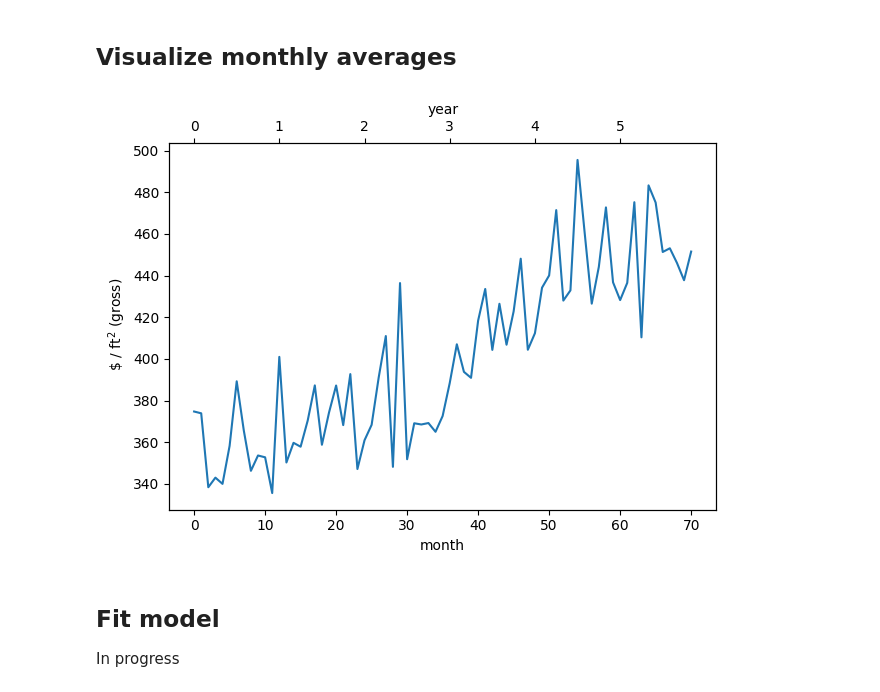
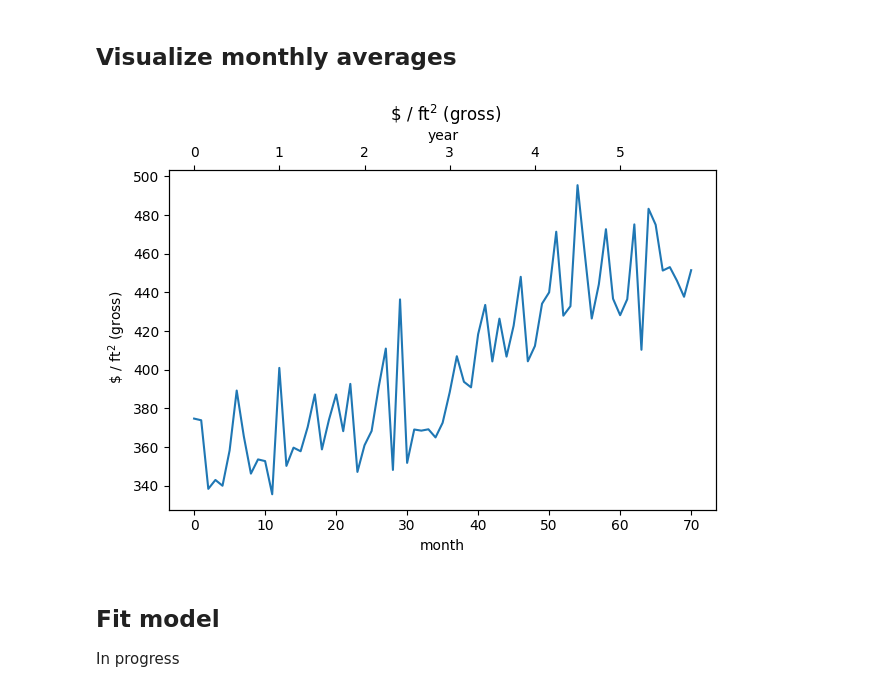
Before and after one commit to seyfdall/Kalman_House, a Jupyter notebook: draft_model.ipynb, the cells around one changed output. Saved outputs shown, nothing was run; the diff lists cells and outputs as text; code cells hidden in the pictures.

```diff
--- a/draft_model.ipynb
+++ b/draft_model.ipynb
@@ -75,27 +75,32 @@ means
 # %% [markdown]
 ## Visualize monthly averages
 # %%
-tls = np.arange(len(means.index))
+def plot():
+    tls = np.arange(len(gross))
 
-plt.plot(tls, means["price_per_gross_sq_ft"])
+    fig, ax = plt.subplots(1, 1)
 
-# plt.plot(tls / 12, means["price_per_gross_sq_ft"])
-# plt.show()
+    ax.plot(tls, gross, color="C0", label="true")
 
-ax1 = plt.gca()
-ax1.set_xlabel("month")
-ax1.set_ylabel(r" \$ / ft$^2$ (gross)")
+    ax.set_xlabel("month")
+    ax.set_ylabel(r" \$ / ft$^2$ (gross)")
 
-ax2 = ax1.twiny()
-ax2.set_xlim(ax1.get_xlim())
-ax2.set_xticks(tls[::12])
-ax2.set_xticklabels((tls[::12] / 12).astype(int))
-ax2.set_xlabel("year")
+    ax2 = ax.twiny()
+    ax2.set_xlim(ax.get_xlim())
+    ax2.set_xticks(tls[::12])
+    ax2.set_xticklabels((tls[::12] / 12).astype(int))
+    ax2.set_xlabel("year")
 
-plt.tight_layout()
+    ax.set_title(r" \$ / ft$^2$ (gross)")
+    fig.tight_layout()
+
+    return fig, ax
+
+
+plot()
 plt.show()
 # %% [output]
-[figure, old version]
+[figure, new version]
 # %% [markdown]
 ## Fit model
 
```
Also changed, not shown: parts of 1 cell of this notebook.
